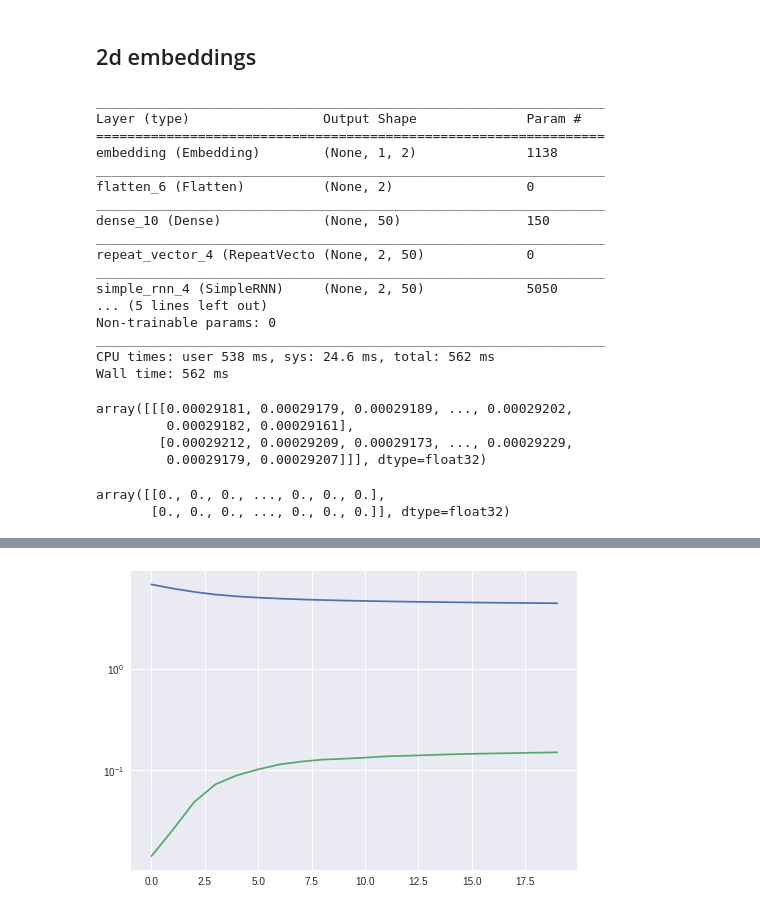
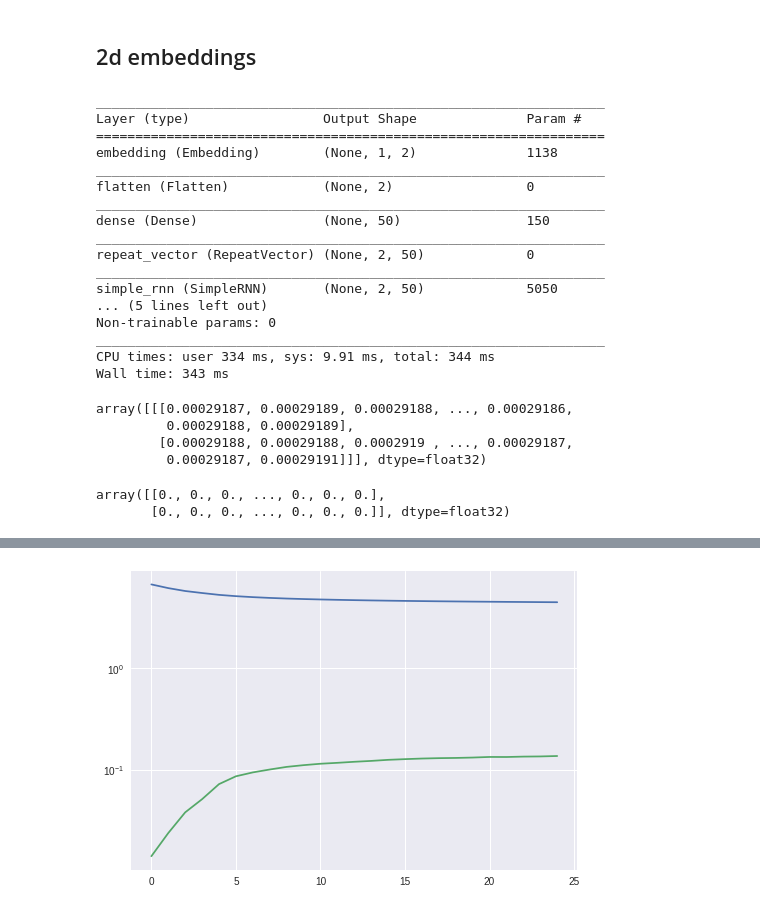
Before and after one commit to subodhchhabra/ai, a Jupyter notebook: notebooks/2019_tf/airline2vec.ipynb, the cells around one changed output, grey strips where cells are left out. Drawn from its saved outputs; the diff is of its cells as text; code cells hidden in the pictures.

```diff
--- a/notebooks/2019_tf/airline2vec.ipynb
+++ b/notebooks/2019_tf/airline2vec.ipynb
@@ -140,6 +140,9 @@ from tensorflow import keras
 from tensorflow.keras.layers import Flatten, GlobalAveragePooling1D, Dense, LSTM, GRU, SimpleRNN, Bidirectional, Embedding, RepeatVector
 from tensorflow.keras.models import Sequential, Model
 
+from tensorflow.keras.initializers import glorot_normal
+seed = 3
+
 input_dim = len(airlines) + 1
 embedding_dim = 2
 
@@ -148,18 +151,19 @@ model = Sequential()
 model.add(Embedding(name='embedding',
                     input_dim=input_dim,
                     output_dim=embedding_dim,
-                    input_length=1))
+                    input_length=1,
+                   embeddings_initializer=glorot_normal(seed=seed)))
 
 # model.add(GlobalAveragePooling1D())
 model.add(Flatten())
 
-model.add(Dense(units=50, activation='relu'))
+model.add(Dense(units=50, activation='relu', bias_initializer='zeros', kernel_initializer=glorot_normal(seed=seed)))
 
 model.add(RepeatVector(2))
 
-model.add(SimpleRNN(units=50, return_sequences=True))
+model.add(SimpleRNN(units=50, return_sequences=True, bias_initializer='zeros', kernel_initializer=glorot_normal(seed=seed)))
 
-model.add(Dense(units=output_dim, name='output', activation='softmax'))
+model.add(Dense(units=output_dim, name='output', activation='softmax', bias_initializer='zeros', kernel_initializer=glorot_normal(seed=seed)))
 model.compile(optimizer='adam', loss='categorical_crossentropy', metrics=['accuracy'])
 
 model.summary()
@@ -169,25 +173,25 @@ Layer (type)                 Output Shape              Param #
 =================================================================
 embedding (Embedding)        (None, 1, 2)              1138
 _________________________________________________________________
-flatten_6 (Flatten)          (None, 2)                 0
+flatten (Flatten)            (None, 2)                 0
 _________________________________________________________________
-dense_10 (Dense)             (None, 50)                150
+dense (Dense)                (None, 50)                150
 _________________________________________________________________
-repeat_vector_4 (RepeatVecto (None, 2, 50)             0
+repeat_vector (RepeatVector) (None, 2, 50)             0
 _________________________________________________________________
-simple_rnn_4 (SimpleRNN)     (None, 2, 50)             5050
+simple_rnn (SimpleRNN)       (None, 2, 50)             5050
 ... (5 lines left out)
 Non-trainable params: 0
 _________________________________________________________________
-CPU times: user 538 ms, sys: 24.6 ms, total: 562 ms
-Wall time: 562 ms
+CPU times: user 334 ms, sys: 9.91 ms, total: 344 ms
+Wall time: 343 ms
 # %%
 model.predict(np.array([x[0]]))
 # %% [output]
-array([[[0.00029181, 0.00029179, 0.00029189, ..., 0.00029202,
-         0.00029182, 0.00029161],
-        [0.00029212, 0.00029209, 0.00029173, ..., 0.00029229,
-         0.00029179, 0.00029207]]], dtype=float32)
+array([[[0.00029187, 0.00029189, 0.00029188, ..., 0.00029186,
+         0.00029188, 0.00029189],
+        [0.00029188, 0.00029188, 0.0002919 , ..., 0.00029187,
+         0.00029187, 0.00029191]]], dtype=float32)
 # %%
 Y[0]
 # %% [output]
@@ -196,7 +200,7 @@ array([[0., 0., 0., ..., 0., 0., 0.],
 # %%
 %%time
 
-EPOCHS=20
+EPOCHS=25
 BATCH_SIZE=100
 
 history = model.fit(x, Y, epochs=EPOCHS, batch_size=BATCH_SIZE, verbose=1)
@@ -225,4 +229,4 @@ Wall time: 3min 14s
-[figure, old version]
+[figure, new version]
 # %%
 loss, accuracy = model.evaluate(x, Y, batch_size=BATCH_SIZE)
 loss, accuracy
```
Also changed, not shown: parts of 25 cells of this notebook.
